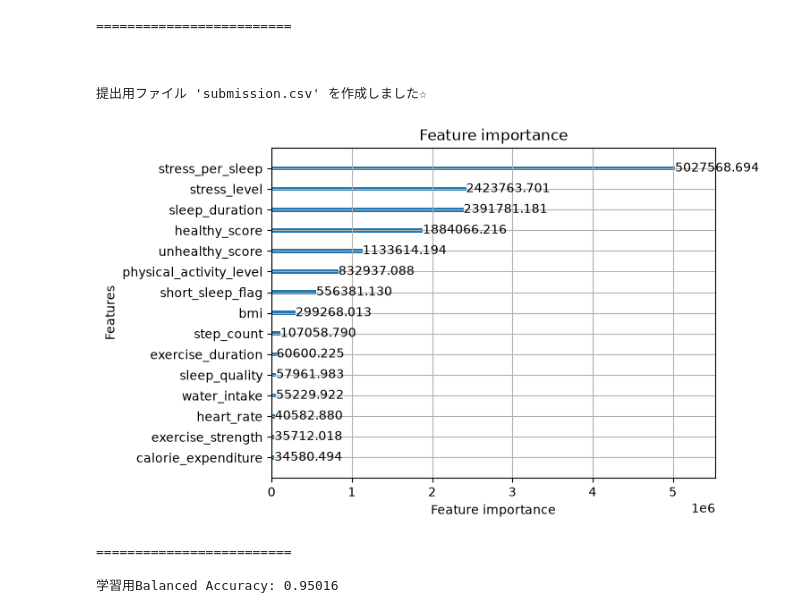
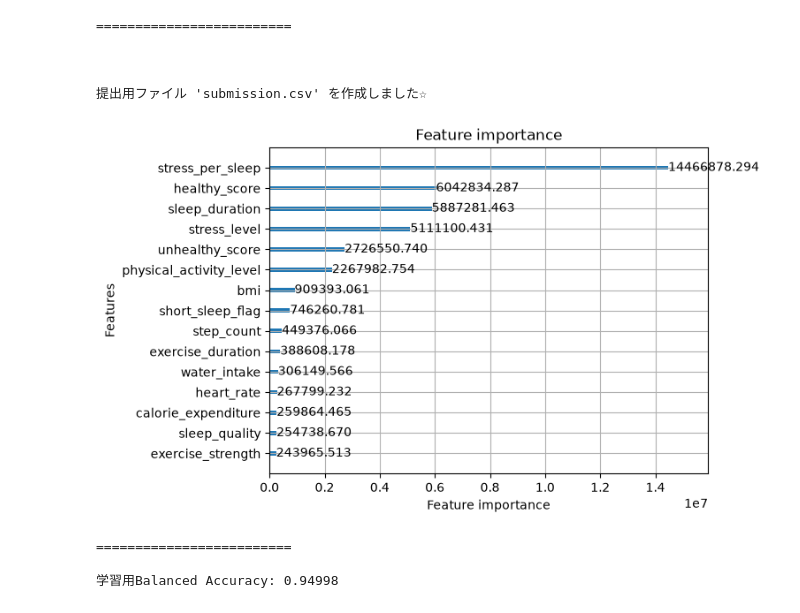
Before and after one commit to kenkenkengo0421/Predicting-Student-Health-Risk, a Jupyter notebook: main.ipynb, the cells around one changed output. Saved outputs shown, nothing was run; the diff lists cells and outputs as text; code cells hidden in the pictures.

```diff
--- a/main.ipynb
+++ b/main.ipynb
@@ -158,6 +157,21 @@ df_test
 #特徴量(X)とターゲット(y)の分割
 X = df.drop(['id', 'health_condition'], axis=1)
 y = df['health_condition']
+
+
+# === ディスカッションの提案手法をここに追加 ===
+# stress_levelのラベルエンコーディング
+le_stress = LabelEncoder()
+X['stress_level'] = le_stress.fit_transform(X['stress_level'])
+df_test['stress_level'] = le_stress.transform(df_test['stress_level'])
+
+# 数値型の欠損値を中央値で補完（学習データの基準を使用）
+NUMS = X.select_dtypes(include="float").columns.tolist() + X.select_dtypes(include="int").columns.tolist()
+train_medians = X[NUMS].median()
+X[NUMS] = X[NUMS].fillna(train_medians)
+df_test[NUMS] = df_test[NUMS].fillna(train_medians)
+# ===============================================
+
 
 #ターゲット(y)を数値に変換
 le = LabelEncoder()
@@ -169,12 +183,12 @@ model = lgb.LGBMClassifier(
     class_weight='balanced',
     random_state=42,
     n_estimators=1000,
-    learning_rate=0.035713560370948735,
-    num_leaves=86,
-    max_depth=4,
-    min_child_samples=10,
-    subsample=0.8169256013051673,
-    colsample_bytree=0.6381386148722236
+    learning_rate=0.013578512419982092,
+    num_leaves=92,
+    max_depth=9,
+    min_child_samples=36,
+    subsample=0.505217415288255,
+    colsample_bytree=0.7581737202993579
 )
 
 model.fit(X, y_encoded)
@@ -209,39 +223,39 @@ print("""=========================
 # %%
 from sklearn.model_selection import train_test_split
 from sklearn.metrics import balanced_accuracy_score
 
 # 学習データを8:2に分割
 X_train, X_valid, y_train, y_valid = train_test_split(X, y_encoded, test_size=0.2, random_state=42)
 
 # モデルの学習
 model = lgb.LGBMClassifier(
     verbose=-1,
     class_weight='balanced',
     random_state=42,
     n_estimators=1000,
-    learning_rate=0.035713560370948735,
-    num_leaves=86,
-    max_depth=4,
-    min_child_samples=10,
-    subsample=0.8169256013051673,
-    colsample_bytree=0.6381386148722236
+    learning_rate=0.013578512419982092,
+    num_leaves=92,
+    max_depth=9,
+    min_child_samples=36,
+    subsample=0.505217415288255,
+    colsample_bytree=0.7581737202993579
 )
 model.fit(X_train, y_train)
 
 lgb.plot_importance(model, max_num_features=20, importance_type='gain')
 plt.show()
 
 # 手元のデータで予測してスコアを計算
 valid_preds = model.predict(X_valid)
 score = balanced_accuracy_score(y_valid, valid_preds)
 
 print(f"""=========================
 
 学習用Balanced Accuracy: {score:.5f}
 
 """)
 # %% [output]
-[figure, old version]
+[figure, new version]
 =========================
 
-学習用Balanced Accuracy: 0.95016
+学習用Balanced Accuracy: 0.94998
```
Also changed, not shown: parts of 1 cell of this notebook, 2 other files.
